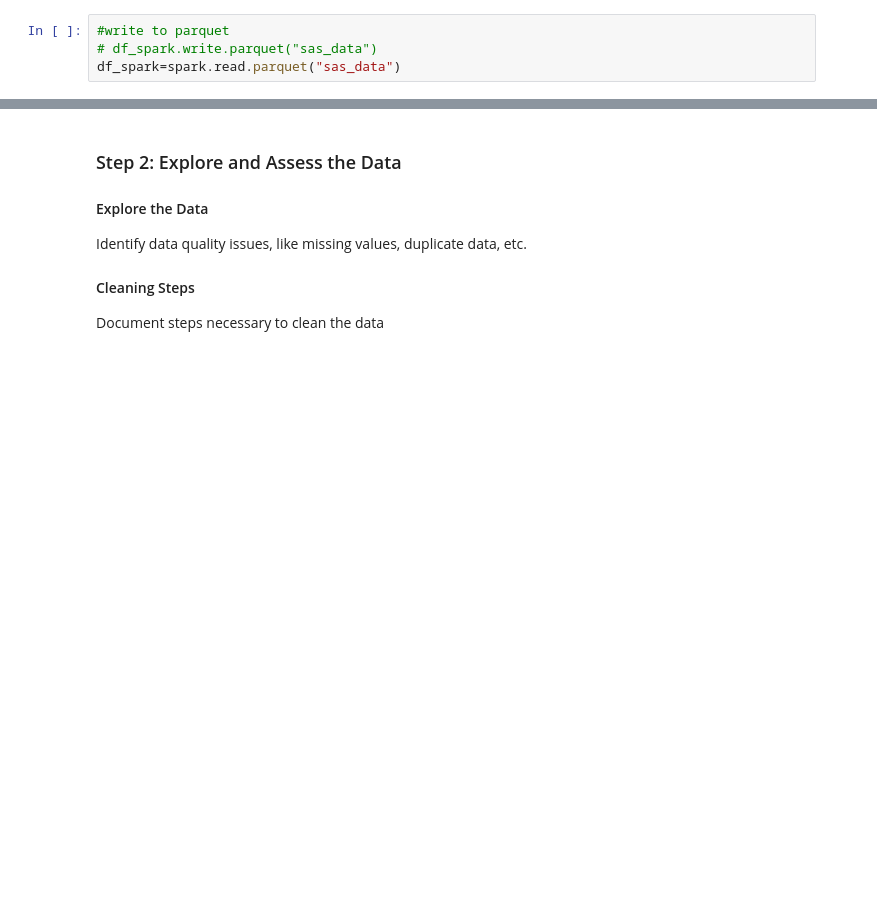
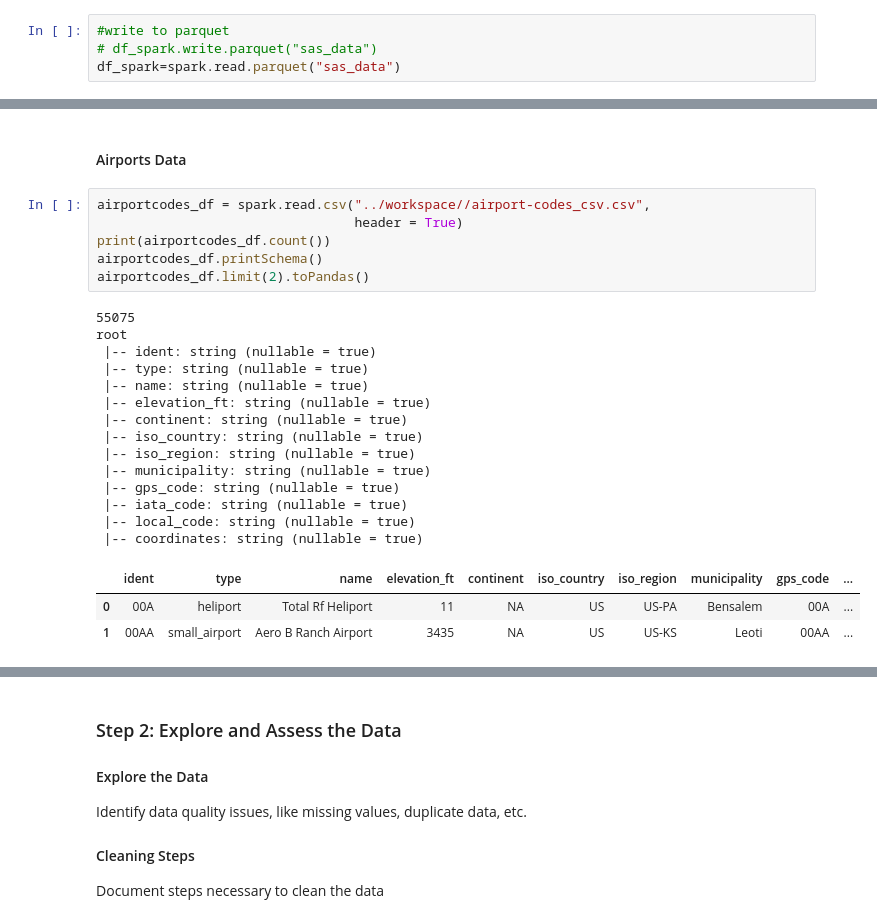
Before and after one commit to goldin2008/nd-data-engineering, a Jupyter notebook: capstone/Capstone Project Template.ipynb, the cells around one changed output, grey strips where cells are left out. Drawn from its saved outputs; the diff is of its cells as text; blank space fills up the shorter version.

```diff
--- a/capstone/Capstone Project Template.ipynb
+++ b/capstone/Capstone Project Template.ipynb
@@ -68,0 +101,26 @@ imm_data.limit(10).toPandas()
+# %% [markdown]
+#### Airports Data
+# %%
+airportcodes_df = spark.read.csv("../workspace//airport-codes_csv.csv",
+                                 header = True)
+print(airportcodes_df.count())
+airportcodes_df.printSchema()
+airportcodes_df.limit(2).toPandas()
+# %% [output]
+55075
+root
+ |-- ident: string (nullable = true)
+ |-- type: string (nullable = true)
+ |-- name: string (nullable = true)
+ |-- elevation_ft: string (nullable = true)
+ |-- continent: string (nullable = true)
+ |-- iso_country: string (nullable = true)
+ |-- iso_region: string (nullable = true)
+ |-- municipality: string (nullable = true)
+ |-- gps_code: string (nullable = true)
+ |-- iata_code: string (nullable = true)
+ |-- local_code: string (nullable = true)
+ |-- coordinates: string (nullable = true)
+|  | ident | type | name | elevation_ft | continent | iso_country | iso_region | municipality | gps_code | ... |
+| 0 | 00A | heliport | Total Rf Heliport | 11 | NA | US | US-PA | Bensalem | 00A | ... |
+| 1 | 00AA | small_airport | Aero B Ranch Airport | 3435 | NA | US | US-KS | Leoti | 00AA | ... |
```
Also changed, not shown: parts of 52 cells of this notebook, 11 other files.
